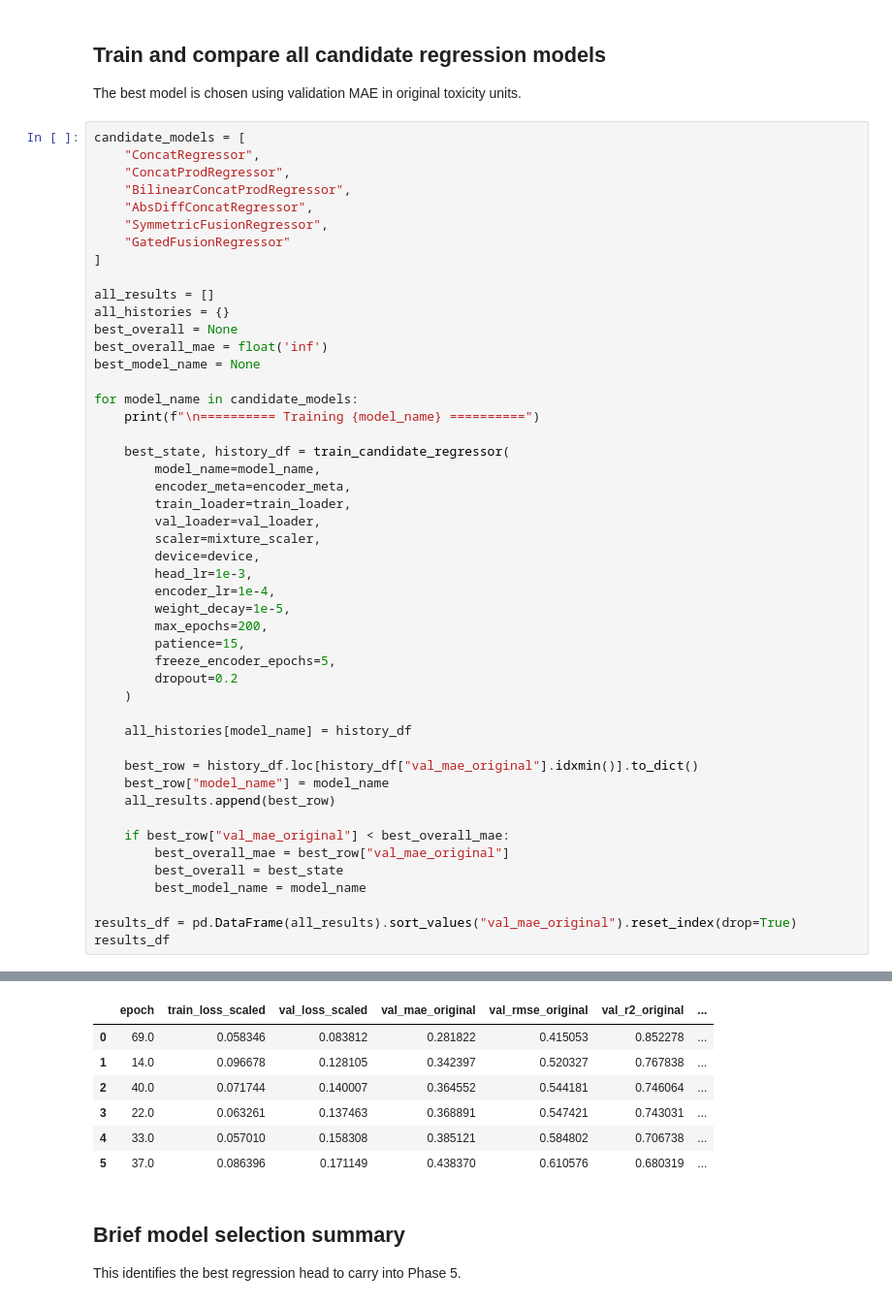
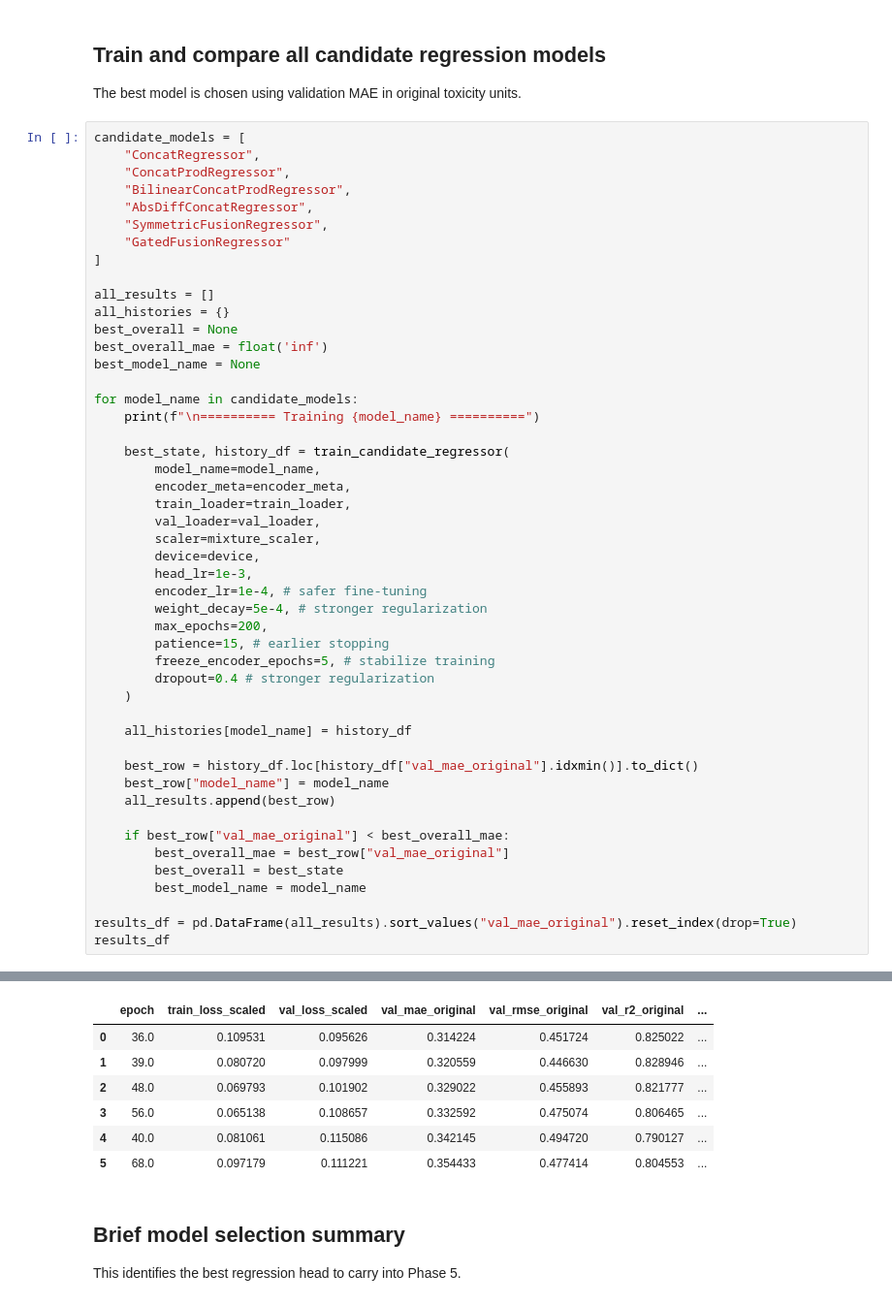
Before and after one commit to summyyyyy/Mixture-Toxicity-Predictor-with-Real-Time-Explanations, a Jupyter notebook: P4_Fine‑Tuning_for_Quantitative_DDI_LD50_Prediction.ipynb, the cells around one changed output, grey strips where cells are left out. Shown at 97% size. Cells and saved outputs as stored; diff of their text form.

```diff
--- a/P4_Fine‑Tuning_for_Quantitative_DDI_LD50_Prediction.ipynb
+++ b/P4_Fine‑Tuning_for_Quantitative_DDI_LD50_Prediction.ipynb
@@ -899,12 +899,12 @@ for model_name in candidate_models:
         scaler=mixture_scaler,
         device=device,
         head_lr=1e-3,
-        encoder_lr=1e-4,
-        weight_decay=1e-5,
+        encoder_lr=1e-4, # safer fine-tuning
+        weight_decay=5e-4, # stronger regularization
         max_epochs=200,
-        patience=15,
-        freeze_encoder_epochs=5,
-        dropout=0.2
+        patience=15, # earlier stopping
+        freeze_encoder_epochs=5, # stabilize training
+        dropout=0.4 # stronger regularization
     )
 
     all_histories[model_name] = history_df
@@ -940,11 +940,11 @@ results_df
 [GatedFusionRegressor] Early stopping at epoch 055. Best epoch was 040
 |  | epoch | train_loss_scaled | val_loss_scaled | val_mae_original | val_rmse_original | val_r2_original | ... |
-| 0 | 69.0 | 0.058346 | 0.083812 | 0.281822 | 0.415053 | 0.852278 | ... |
-| 1 | 14.0 | 0.096678 | 0.128105 | 0.342397 | 0.520327 | 0.767838 | ... |
-| 2 | 40.0 | 0.071744 | 0.140007 | 0.364552 | 0.544181 | 0.746064 | ... |
-| 3 | 22.0 | 0.063261 | 0.137463 | 0.368891 | 0.547421 | 0.743031 | ... |
-| 4 | 33.0 | 0.057010 | 0.158308 | 0.385121 | 0.584802 | 0.706738 | ... |
-| 5 | 37.0 | 0.086396 | 0.171149 | 0.438370 | 0.610576 | 0.680319 | ... |
+| 0 | 36.0 | 0.109531 | 0.095626 | 0.314224 | 0.451724 | 0.825022 | ... |
+| 1 | 39.0 | 0.080720 | 0.097999 | 0.320559 | 0.446630 | 0.828946 | ... |
+| 2 | 48.0 | 0.069793 | 0.101902 | 0.329022 | 0.455893 | 0.821777 | ... |
+| 3 | 56.0 | 0.065138 | 0.108657 | 0.332592 | 0.475074 | 0.806465 | ... |
+| 4 | 40.0 | 0.081061 | 0.115086 | 0.342145 | 0.494720 | 0.790127 | ... |
+| 5 | 68.0 | 0.097179 | 0.111221 | 0.354433 | 0.477414 | 0.804553 | ... |
 # %% [markdown]
 ## Brief model selection summary
 
```
Also changed, not shown: parts of 9 cells of this notebook.
